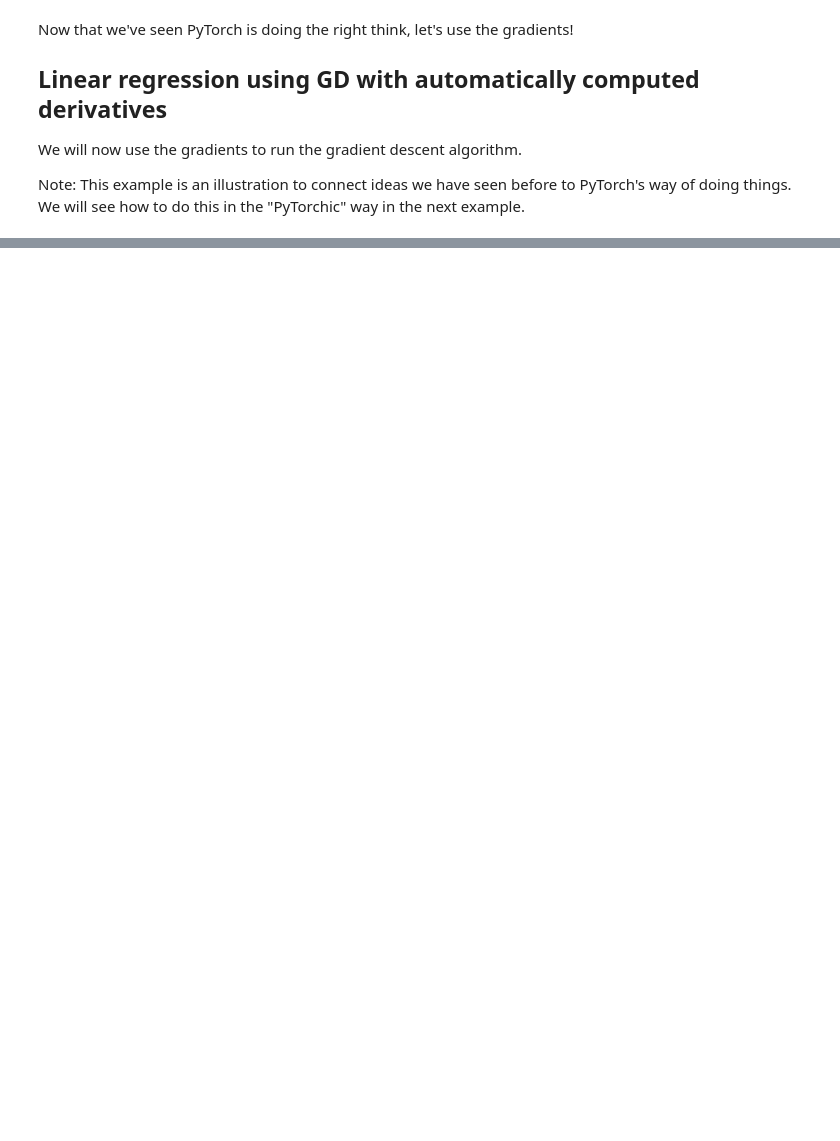
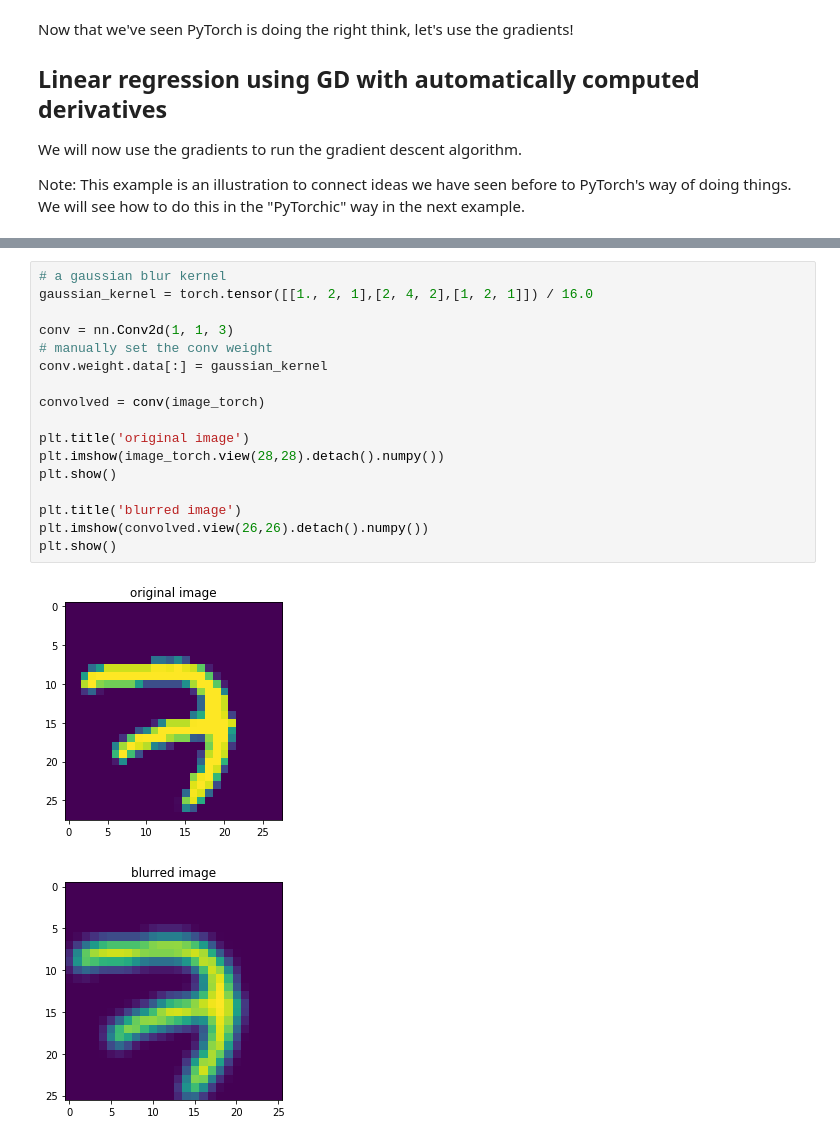
Before and after one commit to challow0/learn_django, a Jupyter notebook: code/lihongyi/pytorch-tutorial.ipynb, the cells around one changed output, grey strips where cells are left out. Saved outputs shown, nothing was run; the diff lists cells and outputs as text; blank space fills up the shorter version.

```diff
--- a/code/lihongyi/pytorch-tutorial.ipynb
+++ b/code/lihongyi/pytorch-tutorial.ipynb
@@ -342,0 +762,20 @@ estimated w      [-1.0128468  2.0019534]
+# %%
+# a gaussian blur kernel
+gaussian_kernel = torch.tensor([[1., 2, 1],[2, 4, 2],[1, 2, 1]]) / 16.0
+
+conv = nn.Conv2d(1, 1, 3)
+# manually set the conv weight
+conv.weight.data[:] = gaussian_kernel
+
+convolved = conv(image_torch)
+
+plt.title('original image')
+plt.imshow(image_torch.view(28,28).detach().numpy())
+plt.show()
+
+plt.title('blurred image')
+plt.imshow(convolved.view(26,26).detach().numpy())
+plt.show()
+# %% [output]
+[figure, added]
+[figure, added]
```
Also changed, not shown: parts of 46 cells of this notebook.
